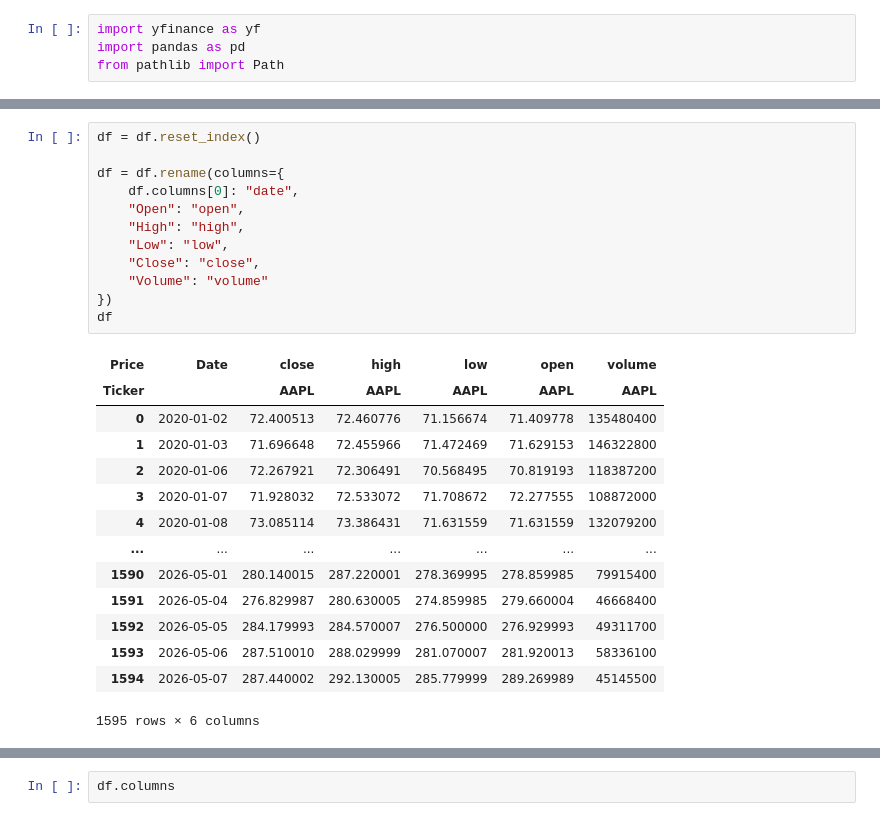
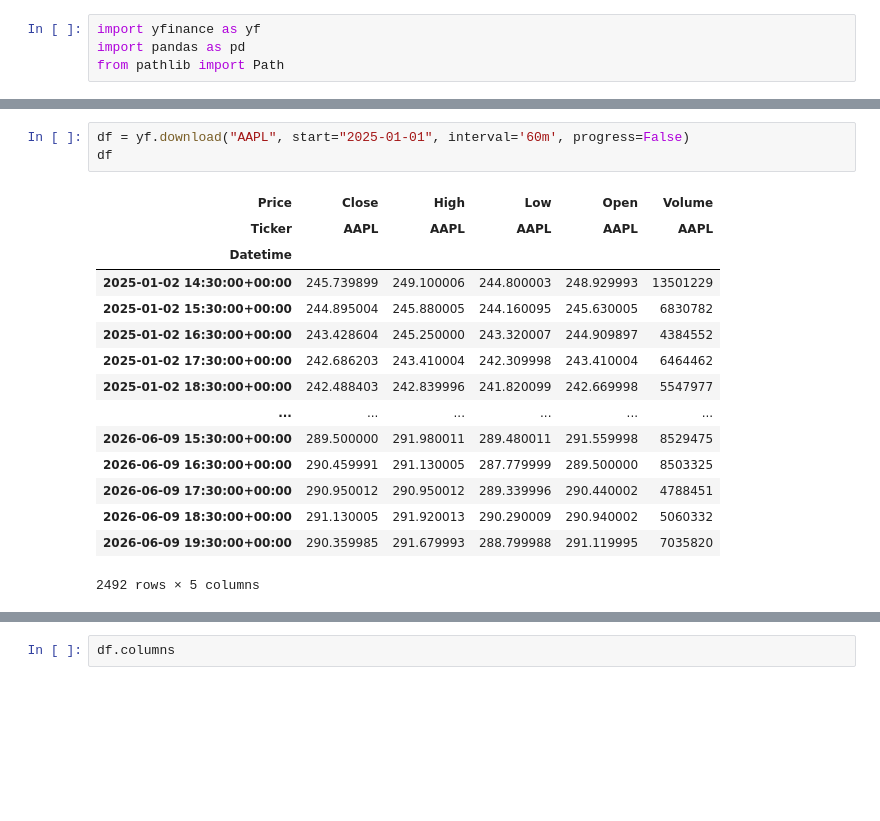
Before and after one commit to yeeislazy/stock_price_prediction, a Jupyter notebook: notebooks/test.ipynb, the cells around one changed output, grey strips where cells are left out. Cells and saved outputs as stored; diff of their text form; blank space fills up the shorter version.

```diff
--- a/notebooks/test.ipynb
+++ b/notebooks/test.ipynb
@@ -59,27 +20,19 @@ df
-# %%
-df = df.reset_index()
-
-df = df.rename(columns={
-    df.columns[0]: "date",
-    "Open": "open",
-    "High": "high",
-    "Low": "low",
-    "Close": "close",
-    "Volume": "volume"
-})
-df
-# %% [output]
-| Price | Date | close | high | low | open | volume |
-| Ticker |  | AAPL | AAPL | AAPL | AAPL | AAPL |
-| 0 | 2020-01-02 | 72.400513 | 72.460776 | 71.156674 | 71.409778 | 135480400 |
-| 1 | 2020-01-03 | 71.696648 | 72.455966 | 71.472469 | 71.629153 | 146322800 |
-| 2 | 2020-01-06 | 72.267921 | 72.306491 | 70.568495 | 70.819193 | 118387200 |
-| 3 | 2020-01-07 | 71.928032 | 72.533072 | 71.708672 | 72.277555 | 108872000 |
-| 4 | 2020-01-08 | 73.085114 | 73.386431 | 71.631559 | 71.631559 | 132079200 |
-| ... | ... | ... | ... | ... | ... | ... |
-| 1590 | 2026-05-01 | 280.140015 | 287.220001 | 278.369995 | 278.859985 | 79915400 |
-| 1591 | 2026-05-04 | 276.829987 | 280.630005 | 274.859985 | 279.660004 | 46668400 |
-| 1592 | 2026-05-05 | 284.179993 | 284.570007 | 276.500000 | 276.929993 | 49311700 |
-| 1593 | 2026-05-06 | 287.510010 | 288.029999 | 281.070007 | 281.920013 | 58336100 |
-| 1594 | 2026-05-07 | 287.440002 | 292.130005 | 285.779999 | 289.269989 | 45145500 |
-1595 rows × 6 columns
+# %%
+df = yf.download("AAPL", start="2025-01-01", interval='60m', progress=False)
+df
+# %% [output]
+| Price | Close | High | Low | Open | Volume |
+| Ticker | AAPL | AAPL | AAPL | AAPL | AAPL |
+| Datetime |  |  |  |  |  |
+| 2025-01-02 14:30:00+00:00 | 245.739899 | 249.100006 | 244.800003 | 248.929993 | 13501229 |
+| 2025-01-02 15:30:00+00:00 | 244.895004 | 245.880005 | 244.160095 | 245.630005 | 6830782 |
+| 2025-01-02 16:30:00+00:00 | 243.428604 | 245.250000 | 243.320007 | 244.909897 | 4384552 |
+| 2025-01-02 17:30:00+00:00 | 242.686203 | 243.410004 | 242.309998 | 243.410004 | 6464462 |
+| 2025-01-02 18:30:00+00:00 | 242.488403 | 242.839996 | 241.820099 | 242.669998 | 5547977 |
+| ... | ... | ... | ... | ... | ... |
+| 2026-06-09 15:30:00+00:00 | 289.500000 | 291.980011 | 289.480011 | 291.559998 | 8529475 |
+| 2026-06-09 16:30:00+00:00 | 290.459991 | 291.130005 | 287.779999 | 289.500000 | 8503325 |
+| 2026-06-09 17:30:00+00:00 | 290.950012 | 290.950012 | 289.339996 | 290.440002 | 4788451 |
+| 2026-06-09 18:30:00+00:00 | 291.130005 | 291.920013 | 290.290009 | 290.940002 | 5060332 |
+| 2026-06-09 19:30:00+00:00 | 290.359985 | 291.679993 | 288.799988 | 291.119995 | 7035820 |
+2492 rows × 5 columns
```
Also changed, not shown: parts of 10 cells of this notebook, 6 other files.
